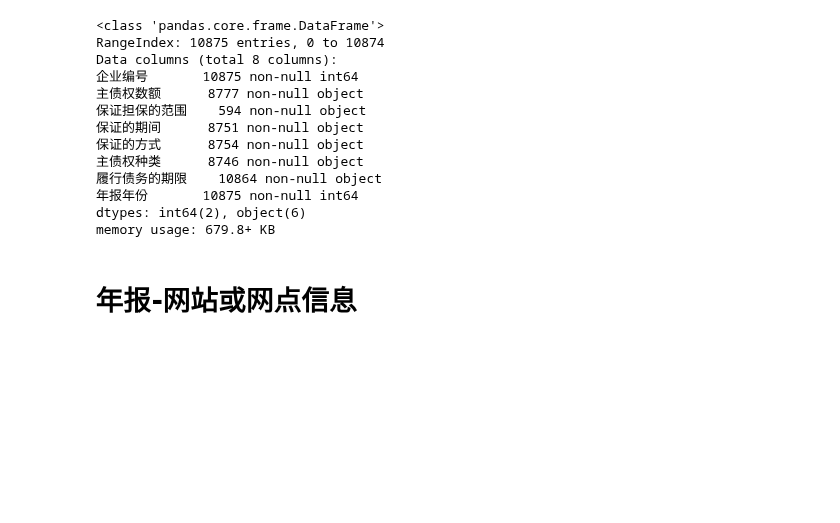
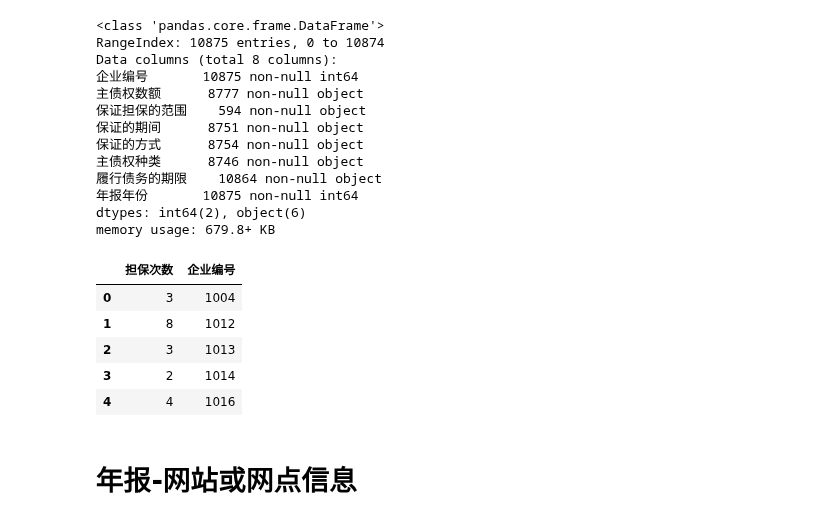
Before and after one commit to AlanConstantine/ISI-WorldCup2019, a Jupyter notebook: Code/FeatureEngineering/CombineNoFinancialData.ipynb, the cells around one changed output. Saved outputs shown, nothing was run; the diff lists cells and outputs as text; code cells hidden in the pictures; blank space fills up the shorter version.

```diff
--- a/Code/FeatureEngineering/CombineNoFinancialData.ipynb
+++ b/Code/FeatureEngineering/CombineNoFinancialData.ipynb
@@ -909,5 +850,13 @@ memory usage: 679.8+ KB
 # %%
 tmpdf = pd.DataFrame()
 tmpdf['担保次数'] = df_duiwaidanbao.groupby(['企业编号'])['企业编号'].count()
 tmpdf['企业编号'] = tmpdf.index
-res['企业担保次数'] = tmpdf
+tmpdf = tmpdf.set_index(np.arange(0, len(tmpdf)))
+tmpdf.head(n=5)
+# %% [output]
+|  | 担保次数 | 企业编号 |
+| 0 | 3 | 1004 |
+| 1 | 8 | 1012 |
+| 2 | 3 | 1013 |
+| 3 | 2 | 1014 |
+| 4 | 4 | 1016 |
```
Also changed, not shown: parts of 56 cells of this notebook.
